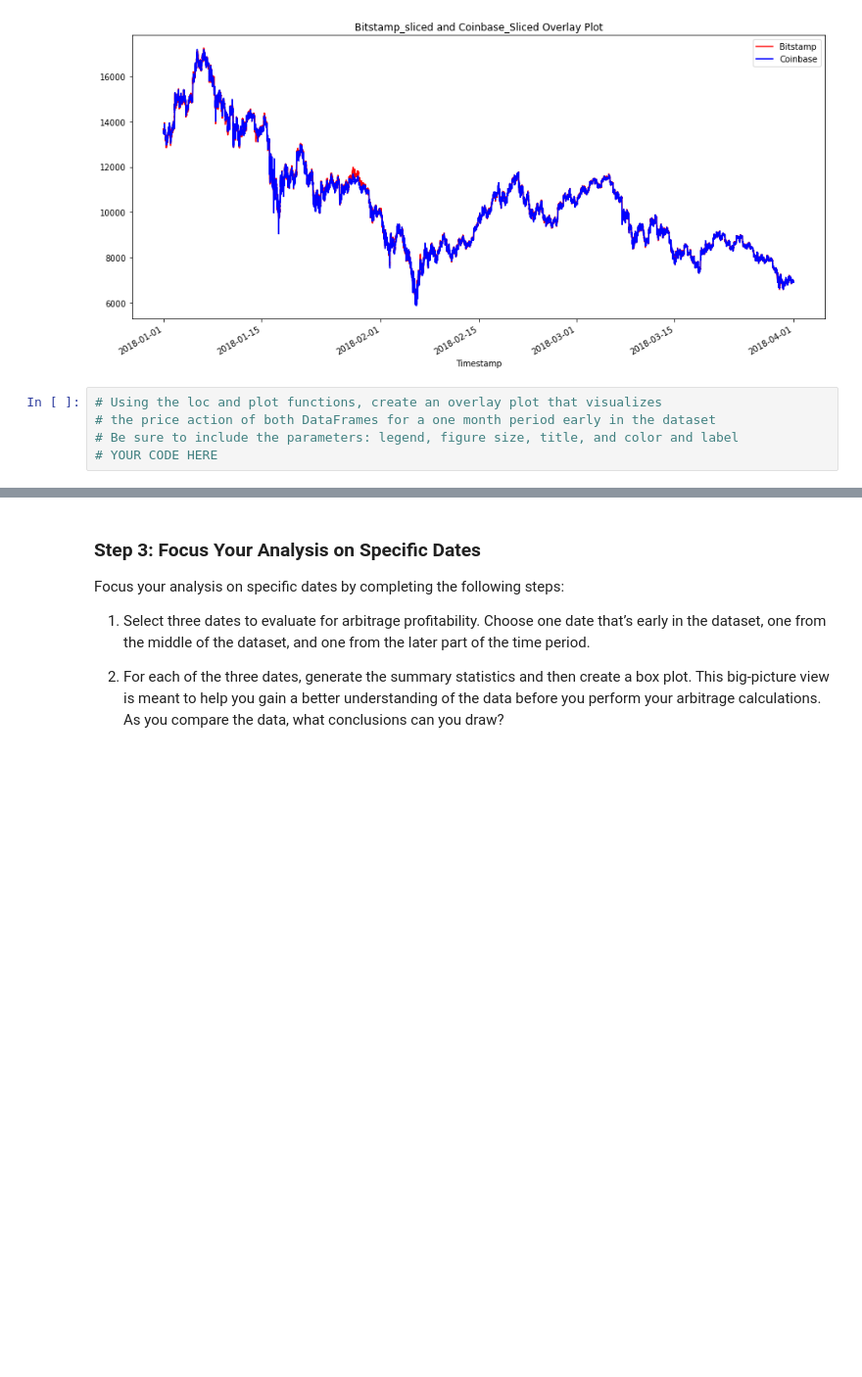
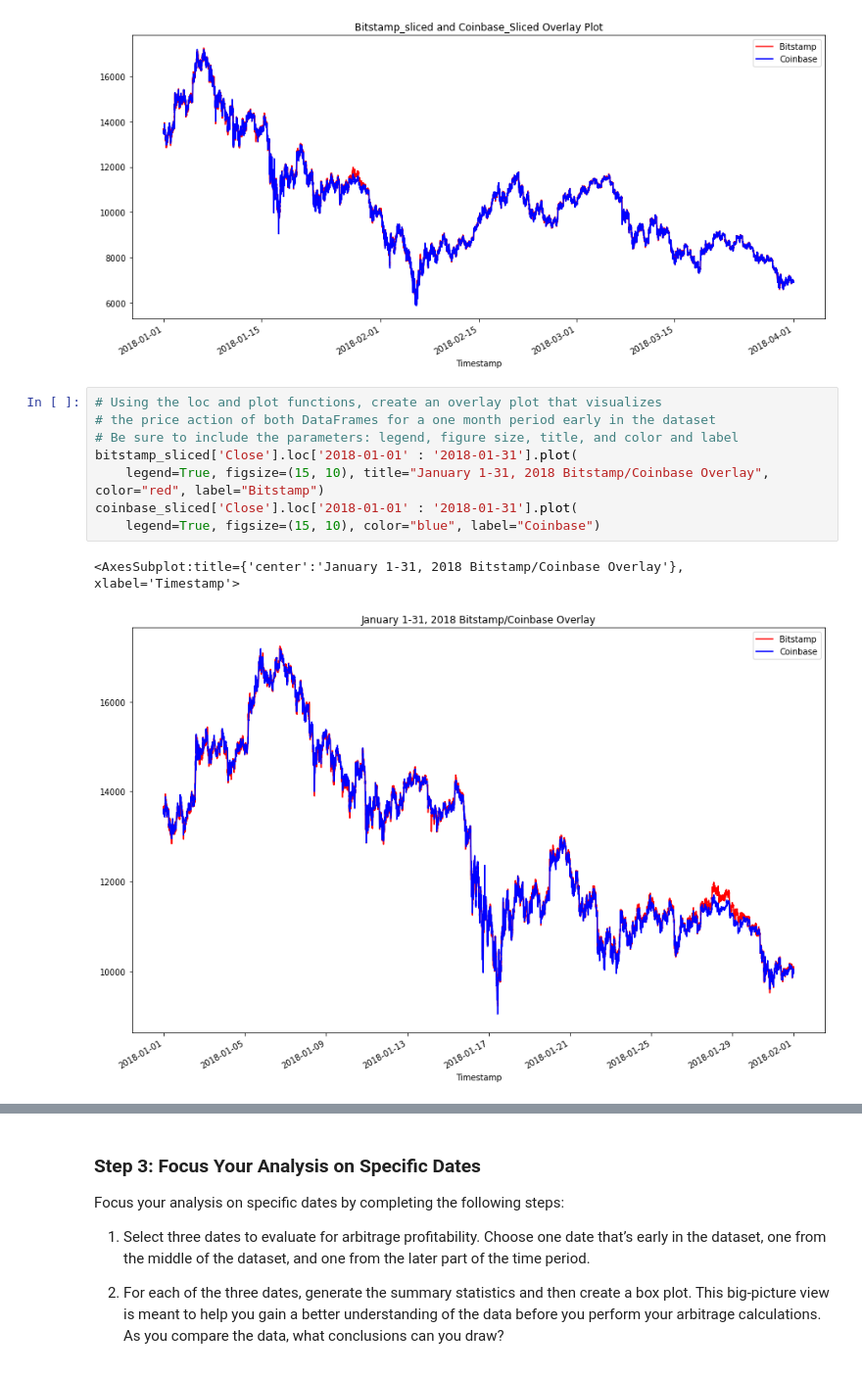
Before and after one commit to DigitalGoldRush/Module_3_Challenge, a Jupyter notebook: Module 3 Challenge/Starter_Code/crypto_arbitrage.ipynb, the cells around one changed output, grey strips where cells are left out. Shown at 98% size. Saved outputs shown, nothing was run; the diff lists cells and outputs as text; blank space fills up the shorter version.

```diff
--- a/Module 3 Challenge/Starter_Code/crypto_arbitrage.ipynb
+++ b/Module 3 Challenge/Starter_Code/crypto_arbitrage.ipynb
@@ -319,8 +319,14 @@ coinbase_sliced['Close'].plot(legend=True, figsize=(15, 7), color="blue", label=
 # %%
 # Using the loc and plot functions, create an overlay plot that visualizes
 # the price action of both DataFrames for a one month period early in the dataset
 # Be sure to include the parameters: legend, figure size, title, and color and label
-# YOUR CODE HERE
+bitstamp_sliced['Close'].loc['2018-01-01' : '2018-01-31'].plot(
+    legend=True, figsize=(15, 10), title="January 1-31, 2018 Bitstamp/Coinbase Overlay", color="red", label="Bitstamp")
+coinbase_sliced['Close'].loc['2018-01-01' : '2018-01-31'].plot(
+    legend=True, figsize=(15, 10), color="blue", label="Coinbase")
+# %% [output]
+<AxesSubplot:title={'center':'January 1-31, 2018 Bitstamp/Coinbase Overlay'}, xlabel='Timestamp'>
+[figure, added]
 # %%
 # Using the loc and plot functions, create an overlay plot that visualizes
 # the price action of both DataFrames for a one month period later in the dataset
```
Also changed, not shown: parts of 6 cells of this notebook.
